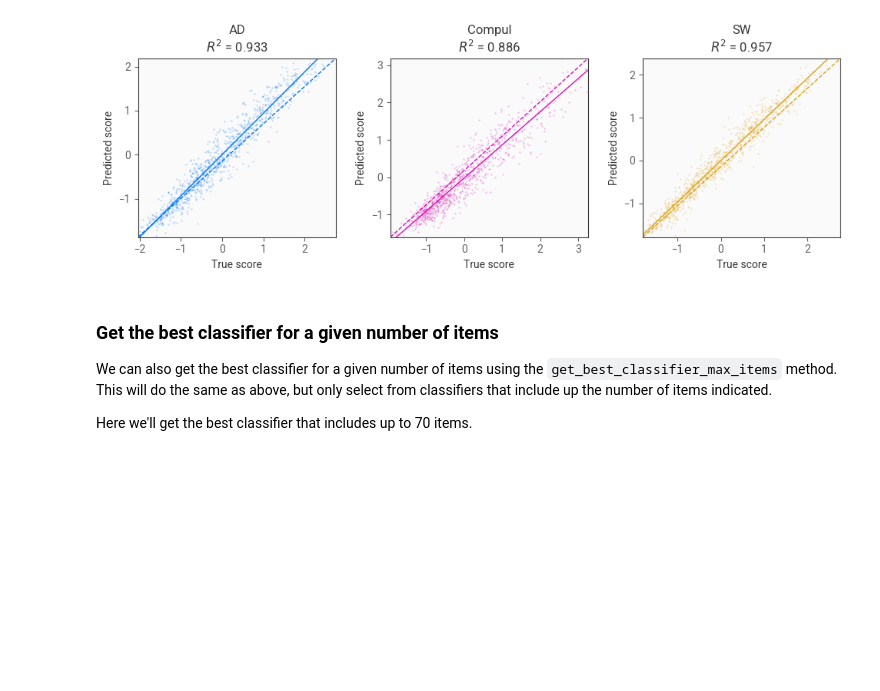
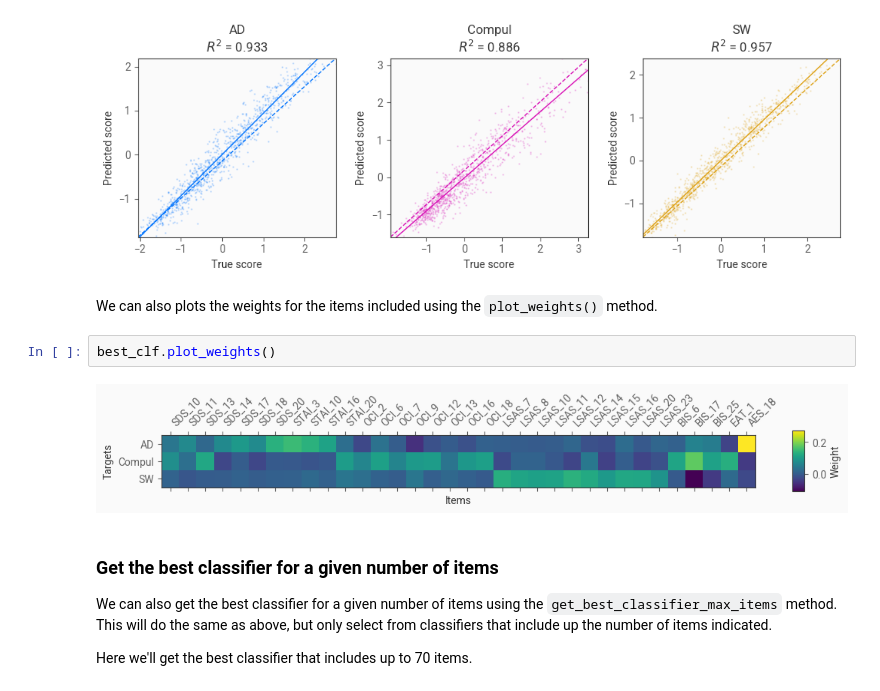
Before and after one commit to the-wise-lab/FACSIMILE, a Jupyter notebook: docs/examples/tutorial.ipynb, the cells around one changed output. Cells and saved outputs as stored; diff of their text form; blank space fills up the shorter version.

Commit message:
Add weight plotting

```diff
--- a/docs/examples/tutorial.ipynb
+++ b/docs/examples/tutorial.ipynb
@@ -146,6 +146,12 @@ y_pred = best_clf.predict_reduced(X_reduced)
 plot_predictions(y_test, y_pred, ["AD", "Compul", "SW"], scale=1)
 # %% [output]
 [figure]
+# %% [markdown]
+We can also plots the weights for the items included using the `plot_weights()` method.
+# %%
+best_clf.plot_weights()
+# %% [output]
+[figure, added]
 # %% [markdown]
 ### Get the best classifier for a given number of items
 
```
Also changed, not shown: 4 other files.
